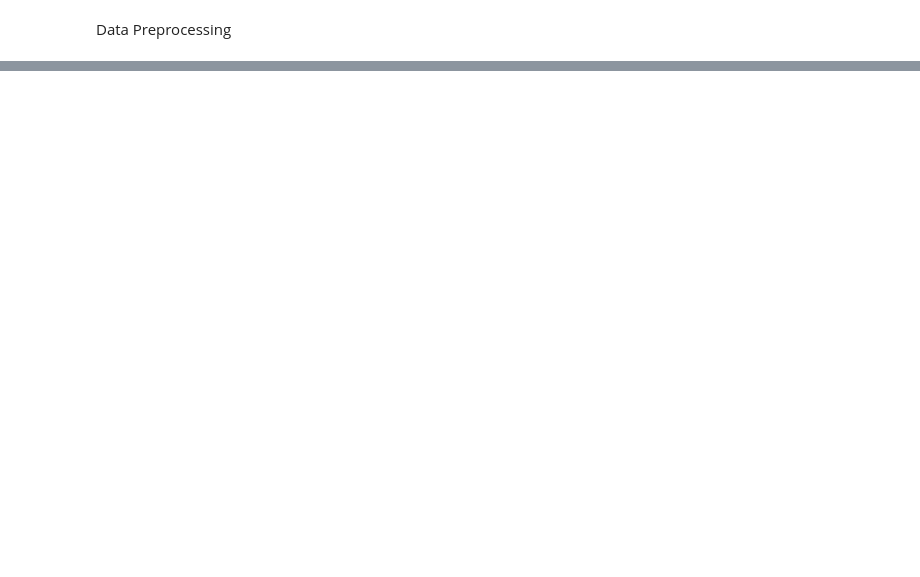
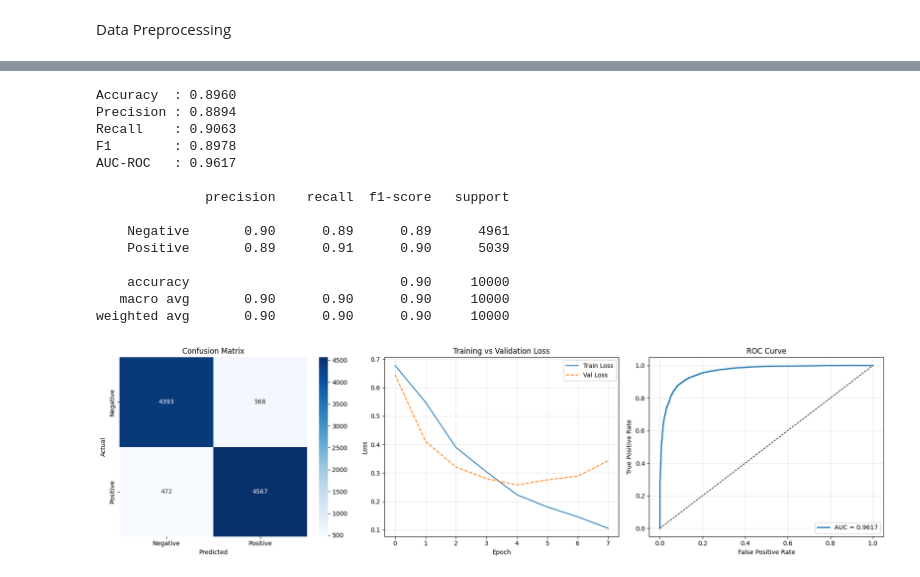
Before and after one commit to RyderSab/CS-171_Project, a Jupyter notebook: CS_171_Project.ipynb, the cells around one changed output, grey strips where cells are left out. Cells and saved outputs as stored; diff of their text form; code cells hidden in the pictures; blank space fills up the shorter version.

```diff
--- a/CS_171_Project.ipynb
+++ b/CS_171_Project.ipynb
@@ -155,0 +371,2 @@ plt.show()
+# %%
+LSTM_model, LSTM_history, X_test, y_test = train_models(model_type='LSTM_model')
@@ -155,0 +394,18 @@ plt.show()
+# %%
+LSTM_model_eval = model_evaluation(LSTM_model, LSTM_history, X_test, y_test)
+# %% [output]
+Accuracy  : 0.8960
+Precision : 0.8894
+Recall    : 0.9063
+F1        : 0.8978
+AUC-ROC   : 0.9617
+
+              precision    recall  f1-score   support
+
+    Negative       0.90      0.89      0.89      4961
+    Positive       0.89      0.91      0.90      5039
+
+    accuracy                           0.90     10000
+   macro avg       0.90      0.90      0.90     10000
+weighted avg       0.90      0.90      0.90     10000
+[figure, added]
```
Also changed, not shown: parts of 26 cells of this notebook.
